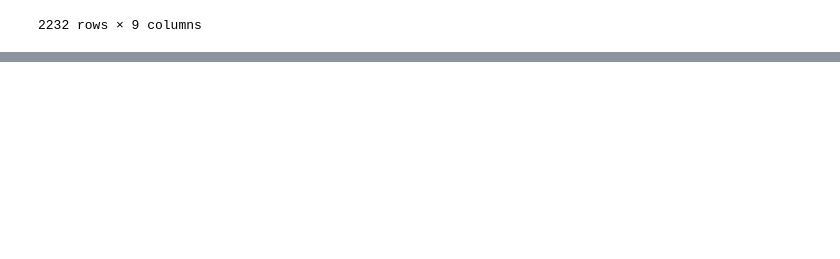
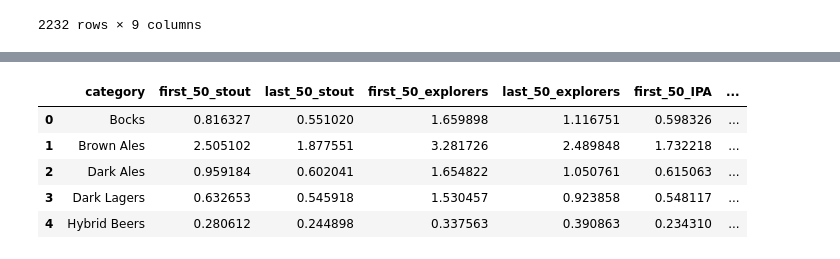
Before and after one commit to epfl-ada/ada-2022-project-radar, a Jupyter notebook: m3_clean.ipynb, the cells around one changed output, grey strips where cells are left out. Drawn from its saved outputs; the diff is of its cells as text; code cells hidden in the pictures; blank space fills up the shorter version.

```diff
--- a/m3_clean.ipynb
+++ b/m3_clean.ipynb
@@ -470,3 +514,55 @@ user_to_cat_last.head(5)
 | 1424IpA | 0 | 1 | 0 | 0 | 0 | 14 | 9 | 2 | ... |
 | 2Xmd | 0 | 0 | 0 | 1 | 1 | 14 | 8 | 4 | ... |
 | 2ellas | 0 | 3 | 1 | 2 | 0 | 15 | 3 | 10 | ... |
+# %%
+user_to_cat["first_50_cluster"] = our_clustering_4.labels_
+mean_user = pd.DataFrame()
+
+#Cluster 0
+
+cluster_0 = user_to_cat[user_to_cat["first_50_cluster"] == 0] #/!\ the number will vary depending on the Kmeans init
+cluster_0.drop(columns = "first_50_cluster", inplace = True)
+#add the average number of beer rated during the FIRST 50 rarings of the cluster 0
+mean_user["first_50_0"] = cluster_0.mean()
+mean_user = mean_user.reset_index(level=0) #makes the category a column rather than the index
+#add the average number of beer rated during the LAST 50 rarings of the cluster 0
+mean_user["last_50_0"] = user_to_cat_last[user_to_cat_last.index.isin(cluster_0.index)].mean().values
+
+#Cluster 1
+cluster_1 = user_to_cat[user_to_cat["first_50_cluster"] == 1]#/!\ the number will vary depending on the Kmeans init
+cluster_1.drop(columns = "first_50_cluster", inplace = True)
+#add the average number of beer rated during the FIRST 50 rarings of the cluster 1
+#print(stout_lovers.mean())
+mean_user["first_50_1"] = cluster_1.mean().values
+#add the average number of beer rated during the LAST 50 rarings of the cluster 1
+mean_user["last_50_1"] =  user_to_cat_last[user_to_cat_last.index.isin(cluster_1.index)].mean().values
+
+#Cluster 2
+cluster_2 = user_to_cat[user_to_cat["first_50_cluster"] == 2]#/!\ the number will vary depending on the Kmeans init
+cluster_2.drop(columns = "first_50_cluster", inplace = True)
+#add the average number of beer rated during the FIRST 50 ratings of the cluster 2
+mean_user["first_50_2"] = cluster_2.mean().values
+#add the average number of beer rated during the LAST 50 rarings of the cluster 2
+mean_user["last_50_2"] =  user_to_cat_last[user_to_cat_last.index.isin(cluster_2.index)].mean().values
+
+#Cluster 3
+cluster_3 = user_to_cat[user_to_cat["first_50_cluster"] == 3]#/!\ the number will vary depending on the Kmeans init
+cluster_3.drop(columns = "first_50_cluster", inplace = True)
+#add the average number of beer rated during the FIRST 50 ratings of the cluster 3
+mean_user["first_50_3"] = cluster_3.mean().values
+#add the average number of beer rated during the LAST 50 rarings of the cluster 3
+mean_user["last_50_3"] =  user_to_cat_last[user_to_cat_last.index.isin(cluster_3.index)].mean().values
+mean_user
+
+#ALL TOGETHER
+mean_user["all_first_50"] = mean_user[["first_50_0", "first_50_1", "first_50_2", "first_50_3"]].mean(axis=1)
+mean_user["all_last_50"] = mean_user[["last_50_0", "last_50_1", "last_50_2", "last_50_3"]].mean(axis=1)
+# %%
+mean_user.head(5)
+# %% [output]
+|  | category | first_50_stout | last_50_stout | first_50_explorers | last_50_explorers | first_50_IPA | ... |
+| 0 | Bocks | 0.816327 | 0.551020 | 1.659898 | 1.116751 | 0.598326 | ... |
+| 1 | Brown Ales | 2.505102 | 1.877551 | 3.281726 | 2.489848 | 1.732218 | ... |
+| 2 | Dark Ales | 0.959184 | 0.602041 | 1.654822 | 1.050761 | 0.615063 | ... |
+| 3 | Dark Lagers | 0.632653 | 0.545918 | 1.530457 | 0.923858 | 0.548117 | ... |
+| 4 | Hybrid Beers | 0.280612 | 0.244898 | 0.337563 | 0.390863 | 0.234310 | ... |
```
Also changed, not shown: parts of 13 cells of this notebook, 4 other files.
